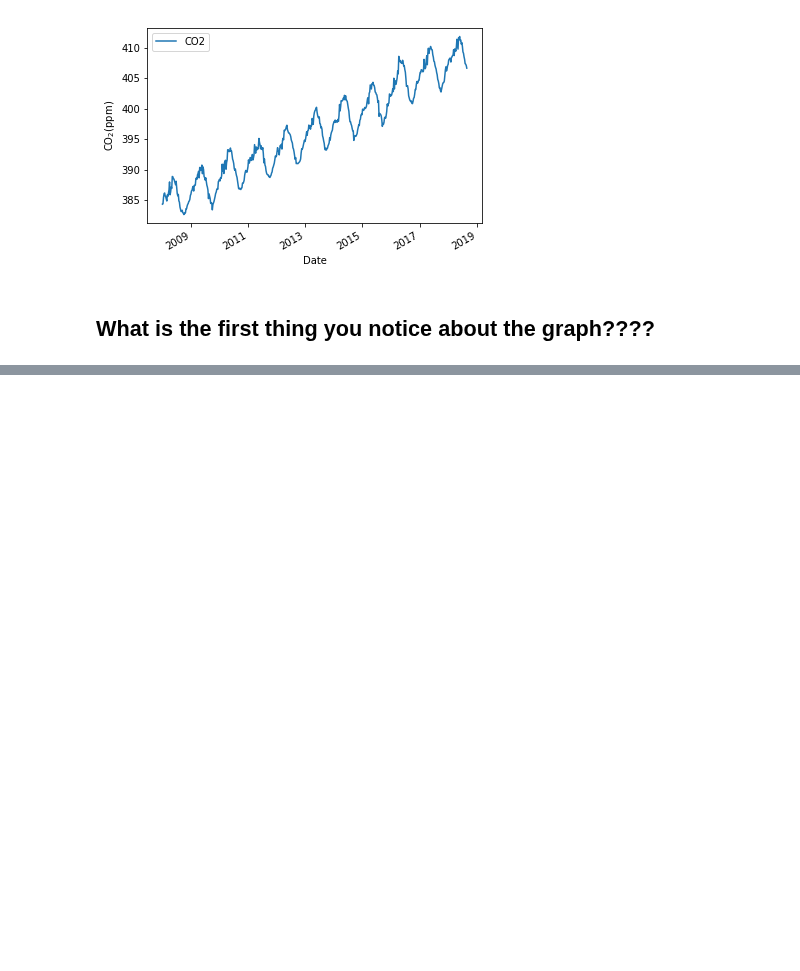
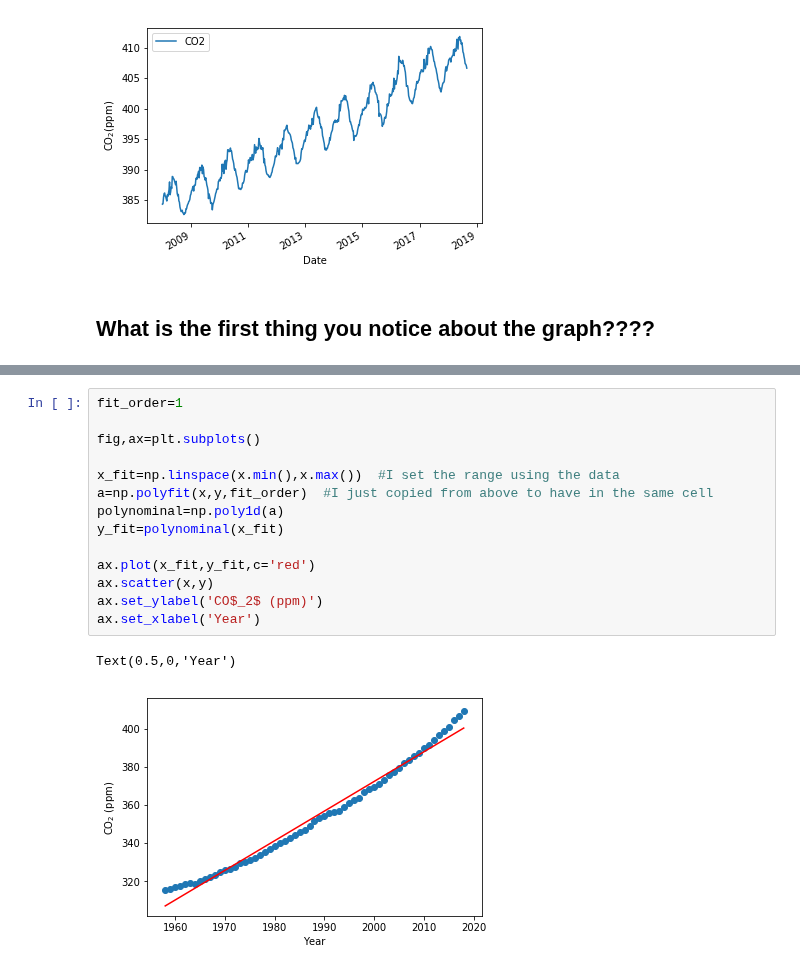
Before and after one commit to bmaillou/BigDataPython, a Jupyter notebook: Keeling_Curve_For_Dusa.ipynb, the cells around one changed output, grey strips where cells are left out. Cells and saved outputs as stored; diff of their text form; blank space fills up the shorter version.

```diff
--- a/Keeling_Curve_For_Dusa.ipynb
+++ b/Keeling_Curve_For_Dusa.ipynb
@@ -739,0 +219,17 @@ ax.text(0.05,0.95,textstr,transform=ax.transAxes,fontsize=8,verticalalignment='t
+# %%
+fit_order=1
+
+fig,ax=plt.subplots()
+
+x_fit=np.linspace(x.min(),x.max())  #I set the range using the data
+a=np.polyfit(x,y,fit_order)  #I just copied from above to have in the same cell
+polynominal=np.poly1d(a)
+y_fit=polynominal(x_fit)
+
+ax.plot(x_fit,y_fit,c='red')
+ax.scatter(x,y)
+ax.set_ylabel('CO$_2$ (ppm)')
+ax.set_xlabel('Year')
+# %% [output]
+Text(0.5,0,'Year')
+[figure, added]
```
Also changed, not shown: parts of 104 cells of this notebook, 2 other files.
